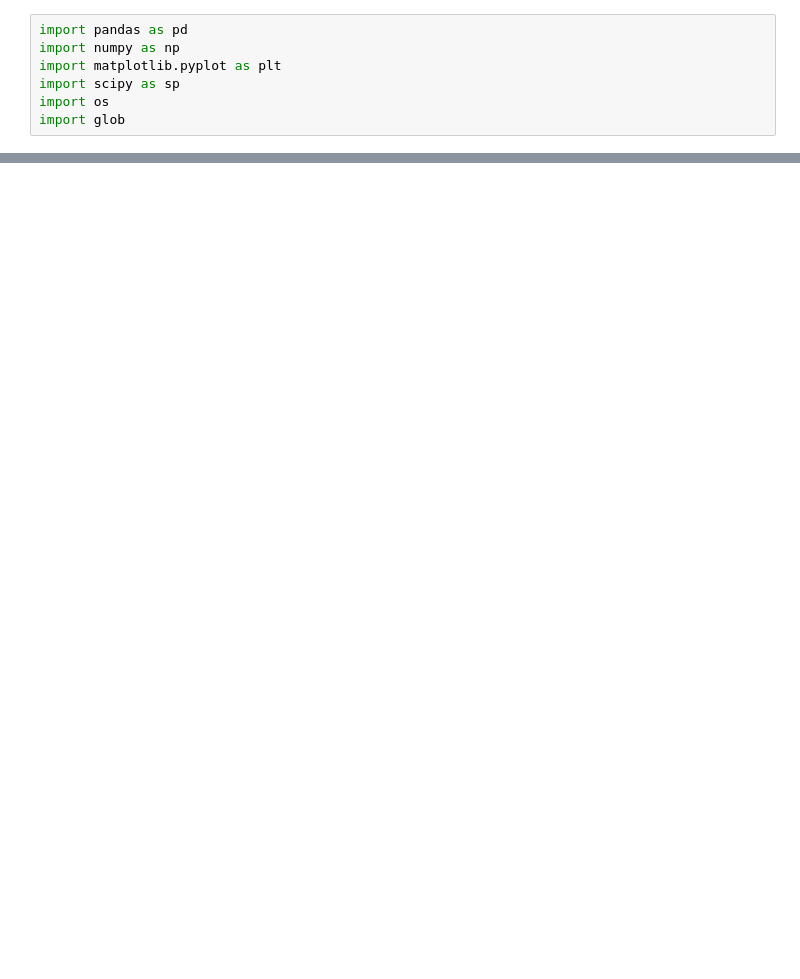
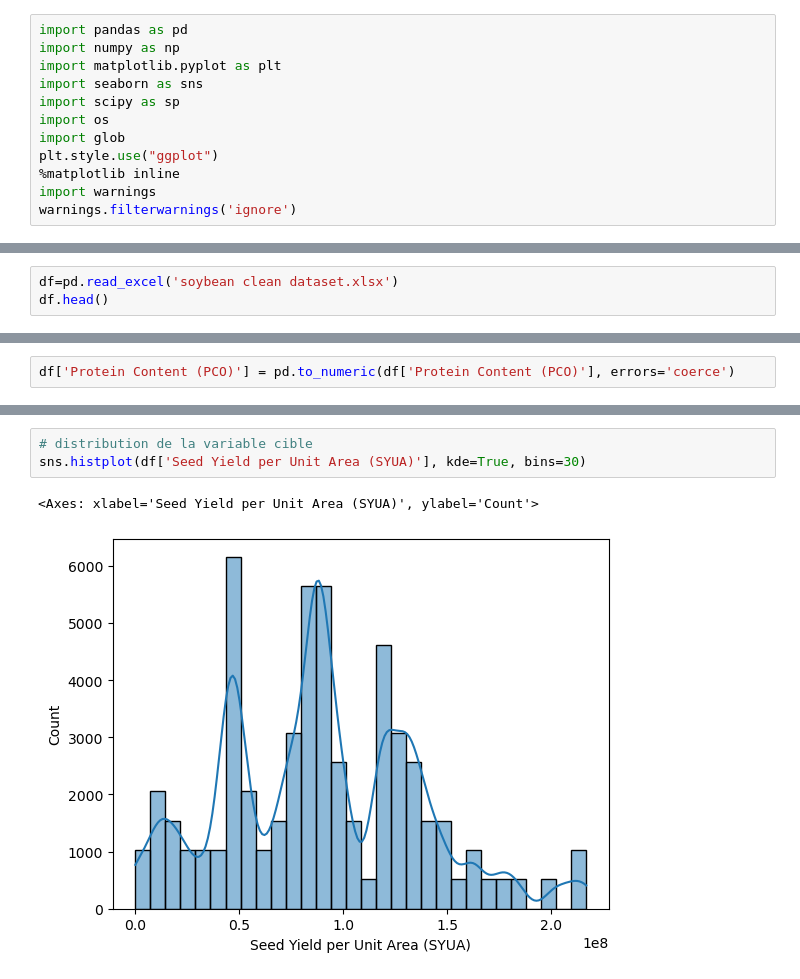
Before and after one commit to SOULEMANE74/soybean-p-model, a Jupyter notebook: sooja predictor.ipynb, the cells around one changed output, grey strips where cells are left out. Drawn from its saved outputs; the diff is of its cells as text; blank space fills up the shorter version.

```diff
--- a/sooja predictor.ipynb
+++ b/sooja predictor.ipynb
@@ -2,6 +2,11 @@
 import pandas as pd
 import numpy as np
 import matplotlib.pyplot as plt
+import seaborn as sns
 import scipy as sp
 import os
 import glob
+plt.style.use("ggplot")
+%matplotlib inline
+import warnings
+warnings.filterwarnings('ignore')
@@ -18,0 +13,3 @@ df.head()
+# %%
+df=pd.read_excel('soybean clean dataset.xlsx')
+df.head()
@@ -18,0 +47,2 @@ df.head()
+# %%
+df['Protein Content (PCO)'] = pd.to_numeric(df['Protein Content (PCO)'], errors='coerce')
@@ -18,0 +149,6 @@ df.head()
+# %%
+# distribution de la variable cible
+sns.histplot(df['Seed Yield per Unit Area (SYUA)'], kde=True, bins=30)
+# %% [output]
+<Axes: xlabel='Seed Yield per Unit Area (SYUA)', ylabel='Count'>
+[figure, added]
```
Also changed, not shown: parts of 21 cells of this notebook, 1 other file.
